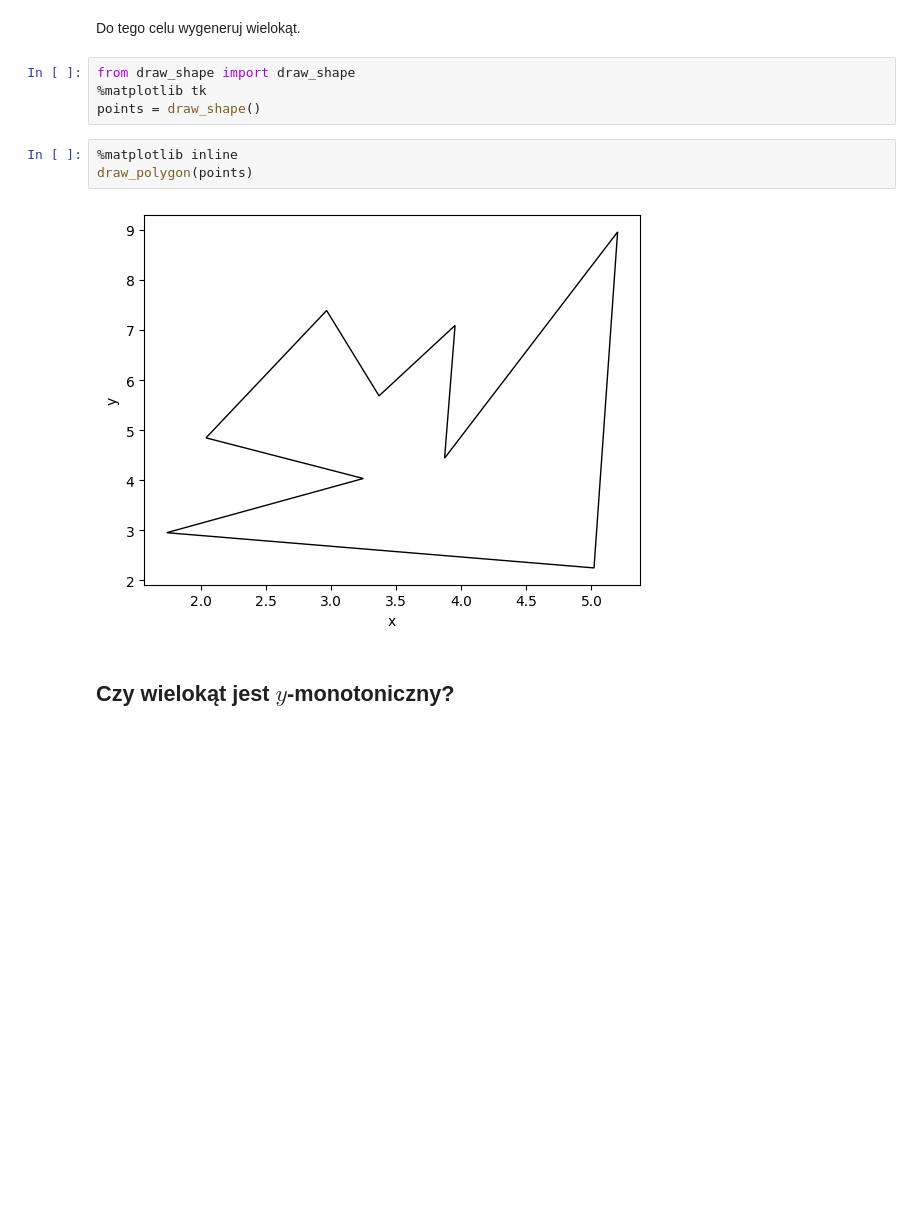
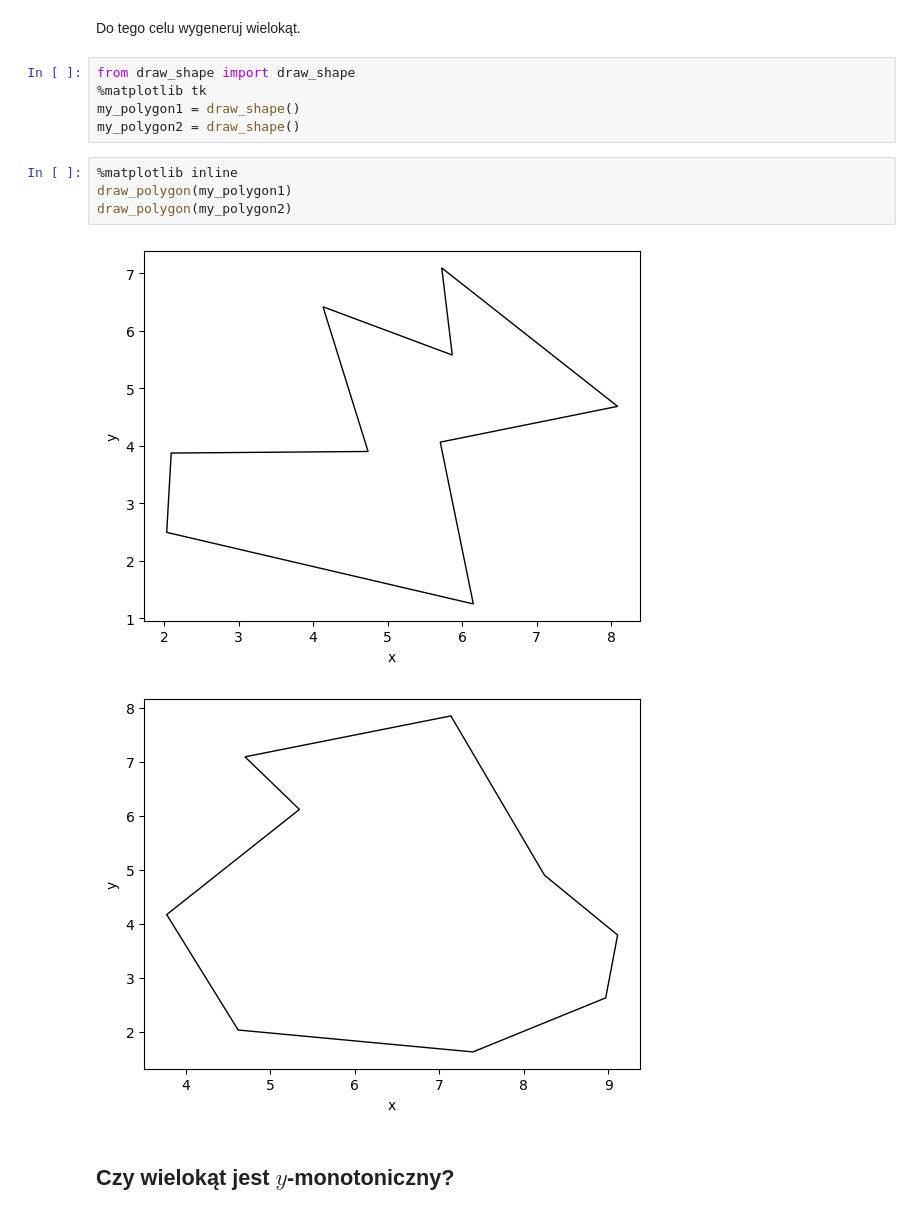
Before and after one commit to NCCMNT/Geometric-Algorithms, a Jupyter notebook: lab3/main.ipynb, the cells around one changed output. Saved outputs shown, nothing was run; the diff lists cells and outputs as text; blank space fills up the shorter version.

```diff
--- a/lab3/main.ipynb
+++ b/lab3/main.ipynb
@@ -81,12 +81,15 @@ Do tego celu wygeneruj wielokąt.
 # %%
 from draw_shape import draw_shape
 %matplotlib tk
-points = draw_shape()
+my_polygon1 = draw_shape()
+my_polygon2 = draw_shape()
 # %%
 %matplotlib inline
-draw_polygon(points)
+draw_polygon(my_polygon1)
+draw_polygon(my_polygon2)
 # %% [output]
-[figure, old version]
+[figure, new version]
+[figure, added]
 # %% [markdown]
 ## Czy wielokąt jest $y$-monotoniczny?
 # %% [markdown]
```
Also changed, not shown: parts of 12 cells of this notebook.
